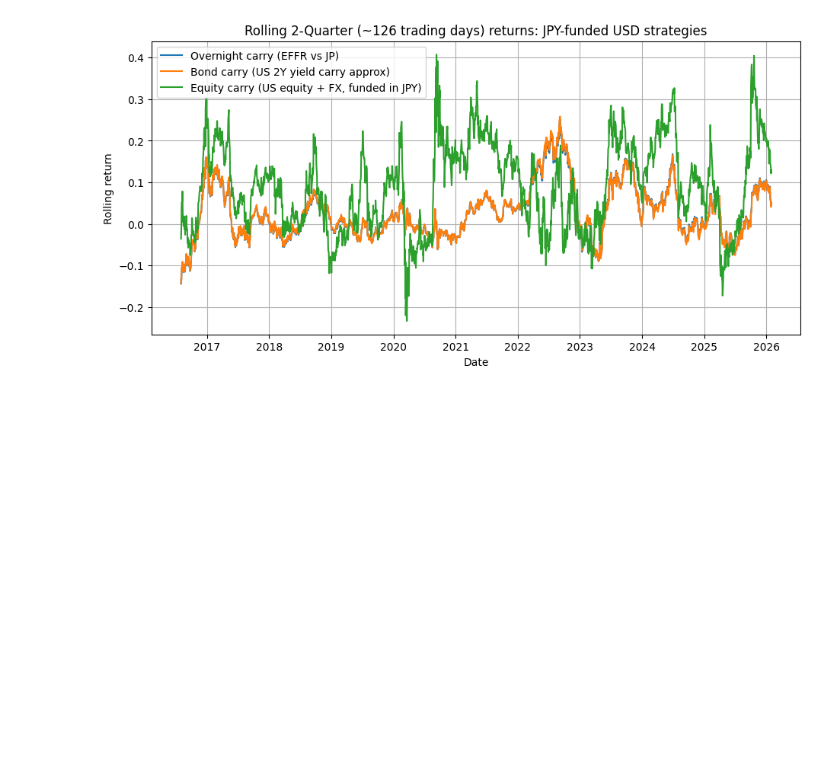
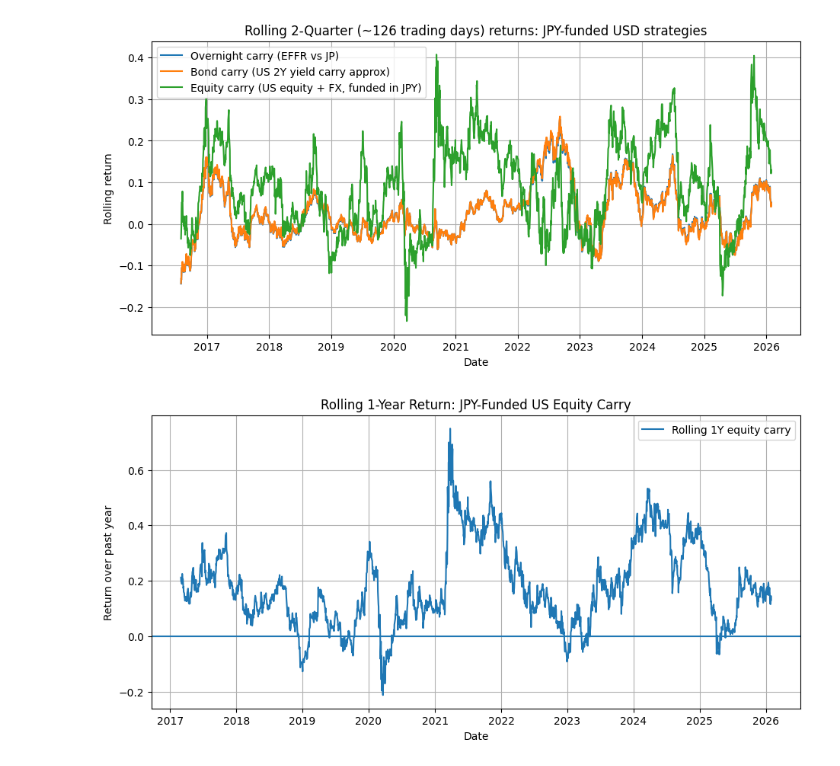
Before and after one commit to UncurledGuide/Carry_Trade_and_Forex_Exploration, a Jupyter notebook: JPYCarryTradeChart.ipynb, the cells around one changed output. Drawn from its saved outputs; the diff is of its cells as text; code cells hidden in the pictures; blank space fills up the shorter version.

```diff
--- a/JPYCarryTradeChart.ipynb
+++ b/JPYCarryTradeChart.ipynb
@@ -234,3 +234,101 @@ plt.show()
 # %% [output]
 [figure]
 [figure]
+# %%
+# ============================================================
+# Rolling 1Y and 3Y Returns: JPY-Funded US Equity Carry Trade
+# ============================================================
+
+import pandas as pd
+import numpy as np
+import matplotlib.pyplot as plt
+from datetime import date, timedelta
+
+# ---------------- Helper: FRED loader ----------------
+def fred_csv(series_id, start_date, end_date):
+    url = (
+        "https://fred.stlouisfed.org/graph/fredgraph.csv"
+        f"?id={series_id}&cosd={start_date}&coed={end_date}"
+    )
+    df = pd.read_csv(url)
+    df["observation_date"] = pd.to_datetime(df["observation_date"])
+    df = df.set_index("observation_date")
+    df = df.replace(".", np.nan)
+    for c in df.columns:
+        df[c] = pd.to_numeric(df[c], errors="coerce")
+    return df
+
+# ---------------- Helper: rolling horizon return ----------------
+def rolling_horizon_return(daily_returns, window):
+    return (1 + daily_returns).rolling(window).apply(np.prod, raw=True) - 1
+
+# ---------------- Date range ----------------
+end = date.today()
+start = end - timedelta(days=365*10)   # long enough for 3Y windows
+start_s, end_s = start.isoformat(), end.isoformat()
+
+# ---------------- Pull data ----------------
+# FX: USDJPY (JPY per USD)
+fx = fred_csv("DEXJPUS", start_s, end_s)
+fx.columns = ["USDJPY"]
+
+# JPY funding rate (short-term)
+jp = fred_csv("IRSTCI01JPM156N", start_s, end_s)
+jp.columns = ["r_jp"]  # % p.a.
+
+# US equity proxy (price return)
+eq = fred_csv("SP500", start_s, end_s)
+eq.columns = ["eq"]
+
+# ---------------- Align & clean ----------------
+data = fx.join([jp, eq], how="left").sort_index()
+data["r_jp"] = data["r_jp"].ffill()
+data["eq"] = data["eq"].ffill()
+data = data.dropna()
+
+# ---------------- Daily returns ----------------
+dt = 1 / 360
+
+# FX return
+fx_ret = data["USDJPY"].shift(-1) / data["USDJPY"] - 1
+
+# Equity return (price return proxy)
+eq_ret = data["eq"].shift(-1) / data["eq"] - 1
+
+# JPY funding cost
+fund_cost = (data["r_jp"] / 100.0) * dt
+
+# Equity carry return (JPY-funded, FX unhedged)
+ret_equity = (1 + eq_ret) * (1 + fx_ret) / (1 + fund_cost) - 1
+ret_equity = ret_equity.dropna()
+
+# ---------------- Rolling windows ----------------
+W_1Y = 252
+W_3Y = 252 * 3
+
+roll_1y = rolling_horizon_return(ret_equity, W_1Y)
+roll_3y = rolling_horizon_return(ret_equity, W_3Y)
+
+# ---------------- Plot: Rolling 1Y ----------------
+plt.figure(figsize=(11, 5))
+plt.plot(roll_1y.index, roll_1y, label="Rolling 1Y equity carry")
+plt.axhline(0)
+plt.title("Rolling 1-Year Return: JPY-Funded US Equity Carry")
+plt.xlabel("Date")
+plt.ylabel("Return over past year")
+plt.grid(True)
+plt.legend()
+plt.show()
+
+# ---------------- Plot: Rolling 3Y ----------------
+plt.figure(figsize=(11, 5))
+plt.plot(roll_3y.index, roll_3y, label="Rolling 3Y equity carry")
+plt.axhline(0)
+plt.title("Rolling 3-Year Return: JPY-Funded US Equity Carry")
+plt.xlabel("Date")
+plt.ylabel("Return over past 3 years")
+plt.grid(True)
+plt.legend()
+plt.show()
+# %% [output]
+[figure, added]
```
Also changed, not shown: parts of 4 cells of this notebook.
